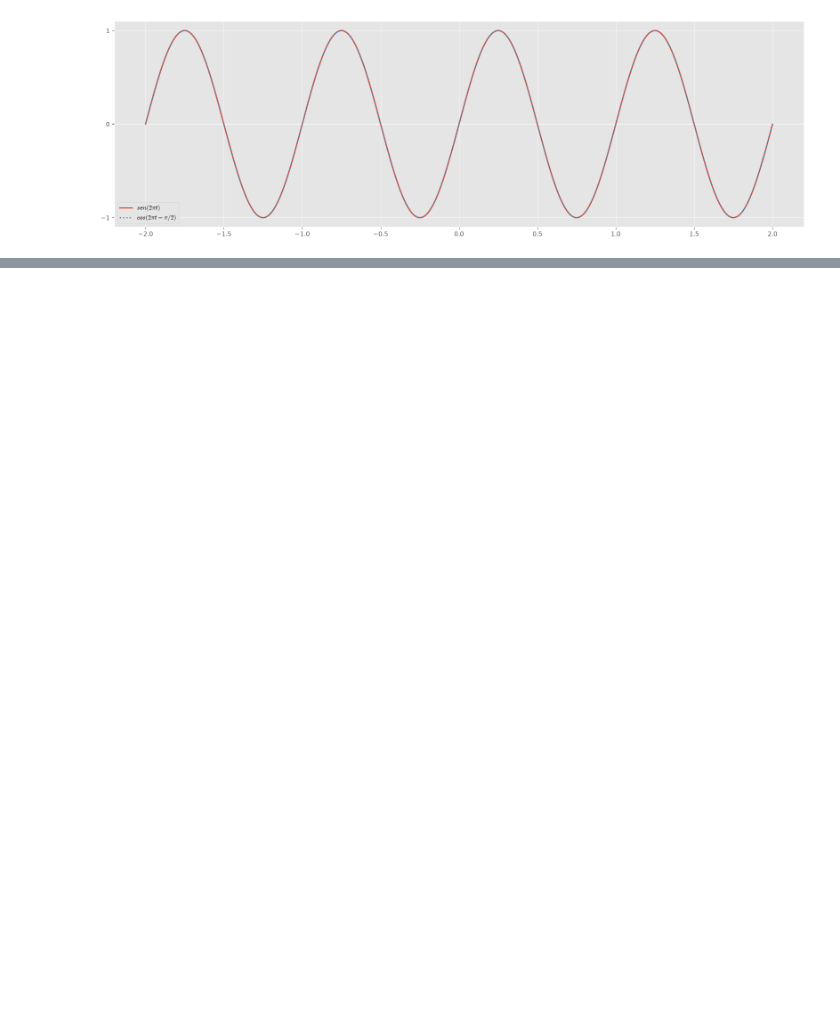
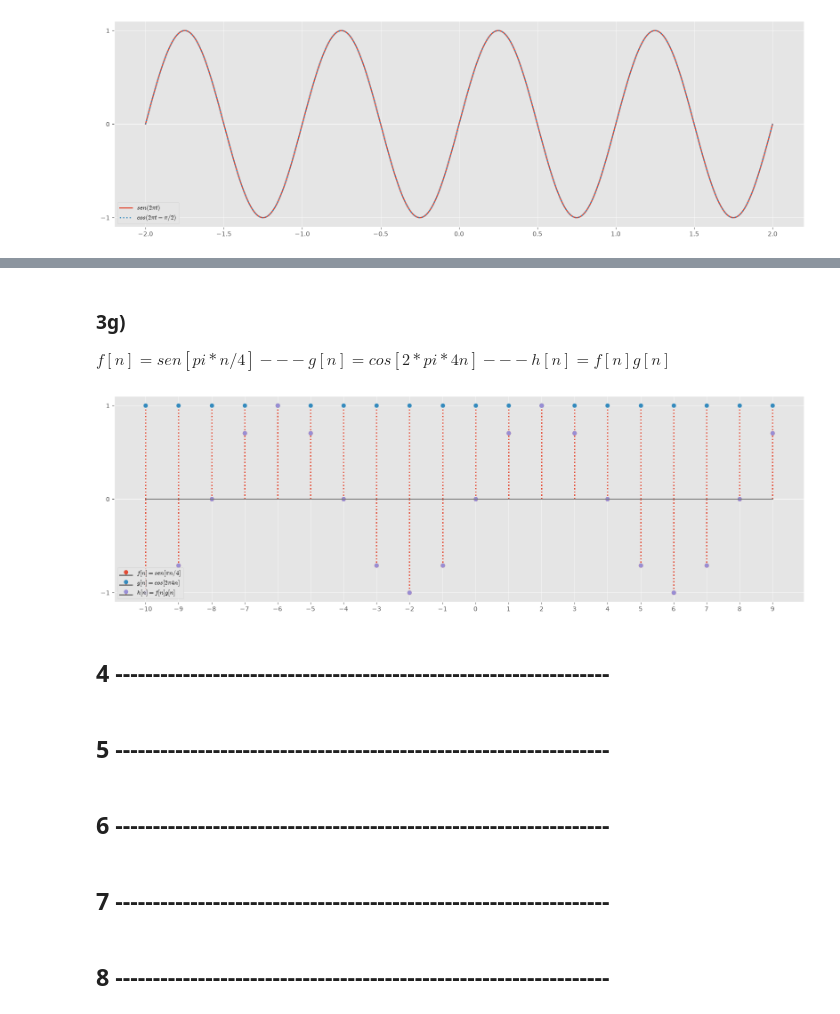
Before and after one commit to ilavaggi/SyS-2026, a Jupyter notebook: TP1.ipynb, the cells around one changed output, grey strips where cells are left out. Cells and saved outputs as stored; diff of their text form; code cells hidden in the pictures; blank space fills up the shorter version.

```diff
--- a/TP1.ipynb
+++ b/TP1.ipynb
@@ -404,0 +443,36 @@ plt.show()
+# %% [markdown]
+### 3g)
+$f[n] = sen[pi*n/4] --- g[n]=cos[2*pi*4n] --- h[n] =f[n]g[n] $
+# %%
+n = np.arange(-10,10,1)
+
+fn = np.sin(pi*n/4)
+gn = np.cos(2*pi*4*n)
+hn = fn*gn
+
+plt.style.use("ggplot")
+
+plt.figure(figsize=(20,6))
+
+
+plt.stem(n,fn,":", label=r"$f[n]=sen[\pi n/4]$")
+plt.stem(n,gn,":",label=r"$g[n]=cos[2\pi 4n]$")
+plt.stem(n,hn,":",label=r"$h[n]=f[n]g[n]$")
+
+plt.yticks(range(-1,2))
+plt.xticks(n)
+
+plt.legend(loc="lower left")
+plt.show()
+# %% [output]
+[figure, added]
+# %% [markdown]
+## 4 ------------------------------------------------------------------
+# %% [markdown]
+## 5 ------------------------------------------------------------------
+# %% [markdown]
+## 6 ------------------------------------------------------------------
+# %% [markdown]
+## 7 ------------------------------------------------------------------
+# %% [markdown]
+## 8 ------------------------------------------------------------------
```
Also changed, not shown: parts of 10 cells of this notebook.
